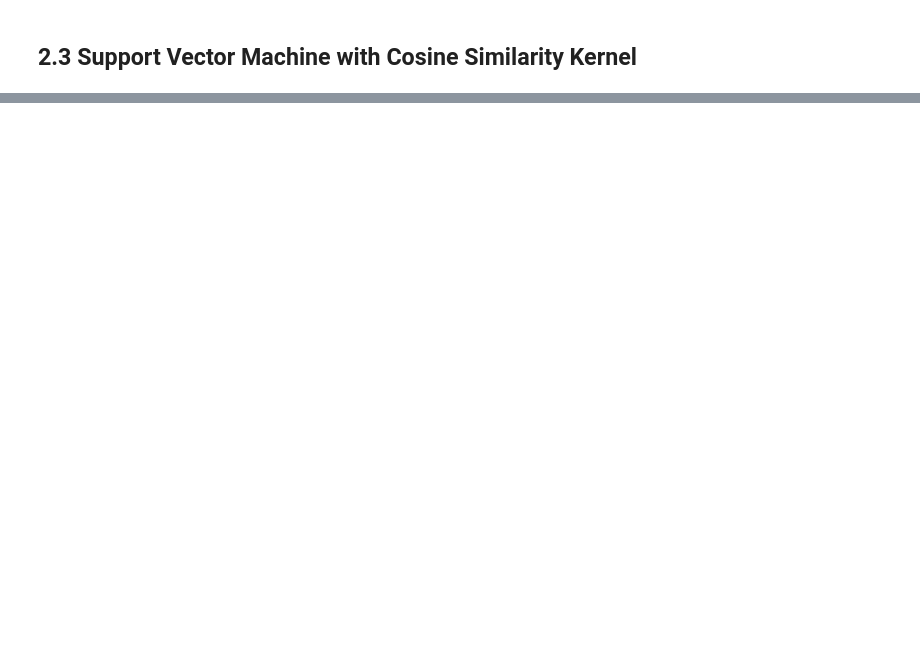
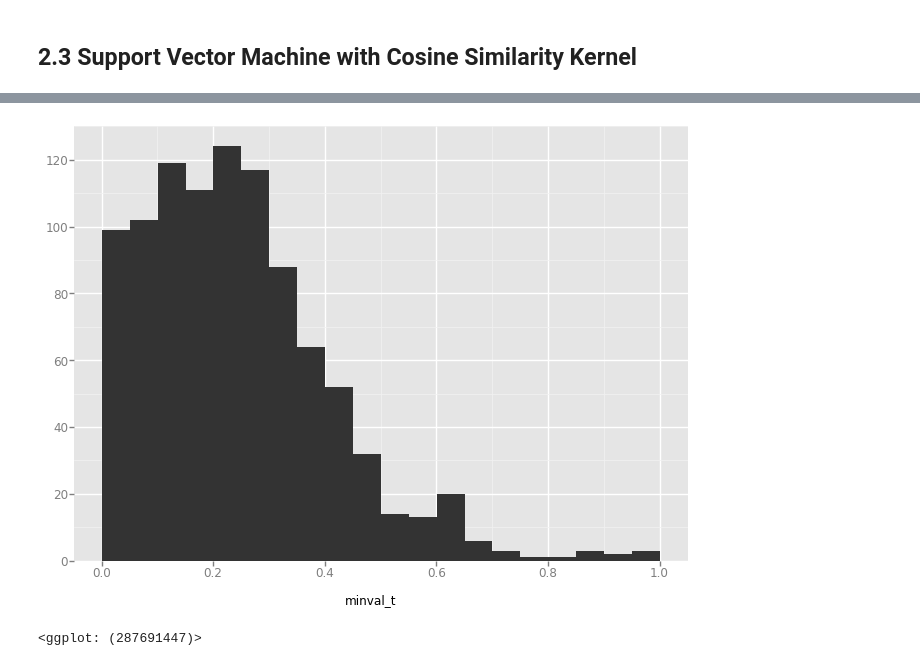
Before and after one commit to olivergraeser/hk01, a Jupyter notebook: TextClassifier-ChineseFragments.ipynb, the cells around one changed output, grey strips where cells are left out. Drawn from its saved outputs; the diff is of its cells as text; code cells hidden in the pictures; blank space fills up the shorter version.

Commit message:
final submission

```diff
--- a/TextClassifier-ChineseFragments.ipynb
+++ b/TextClassifier-ChineseFragments.ipynb
@@ -350,0 +346,12 @@ The following text was classified as 足球, but labelled as 梁振英:
+# %%
+#Training an additional model based on the whole training set
+submission_model = SVC(kernel=cosine_similarity)
+submission_model.fit(np.asarray(occ_input_short.loc[indices]), np.asarray(data_target.loc[indices]).ravel())
+submission = submission_model.predict(np.asarray(test_input))
+submission_confidence = submission_model.decision_function(np.asarray(test_input))
+test_df['submission_prediction_id'] = submission
+# %%
+#Prediction based on the training sample without the holdout sample
+training_prediction = svc_short.predict(np.asarray(test_input))
+training_confidence = svc_short.decision_function(np.asarray(test_input))
+test_df['training_prediction_id'] = training_prediction
@@ -350,0 +365,4 @@ The following text was classified as 足球, but labelled as 梁振英:
+# %%
+test_df['tags'] = test_df.submission_prediction_id.apply(lambda _: label_id_dict[_])
+out_df = test_df[['text','tags']]
+out_df.to_csv('offsite-tagged-test-set.csv', encoding='utf8')
@@ -350,0 +372,11 @@ The following text was classified as 足球, but labelled as 梁振英:
+# %%
+def minvalcol(row):
+    return min([abs(row[i]) for i in [0,1,2]])
+test_df['minval_s'] = np.asarray(pd.DataFrame(submission_confidence).apply(minvalcol, axis=1))
+test_df['minval_t'] = np.asarray(pd.DataFrame(training_confidence).apply(minvalcol, axis=1))
+# %%
+p = ggplot(aes(x='minval_t'), data=test_df)
+p + geom_histogram(binwidth=.05)
+# %% [output]
+[figure, added]
+<ggplot: (287691447)>
```
Also changed, not shown: parts of 23 cells of this notebook, 1 other file.
